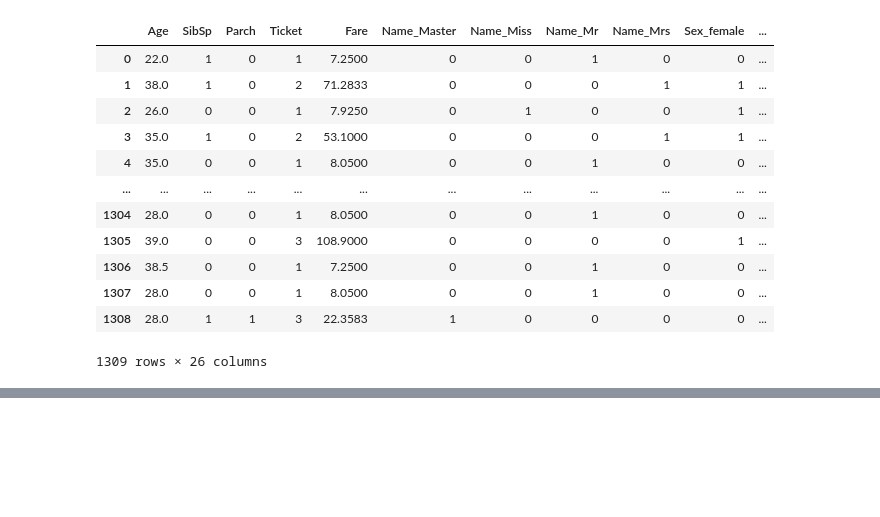
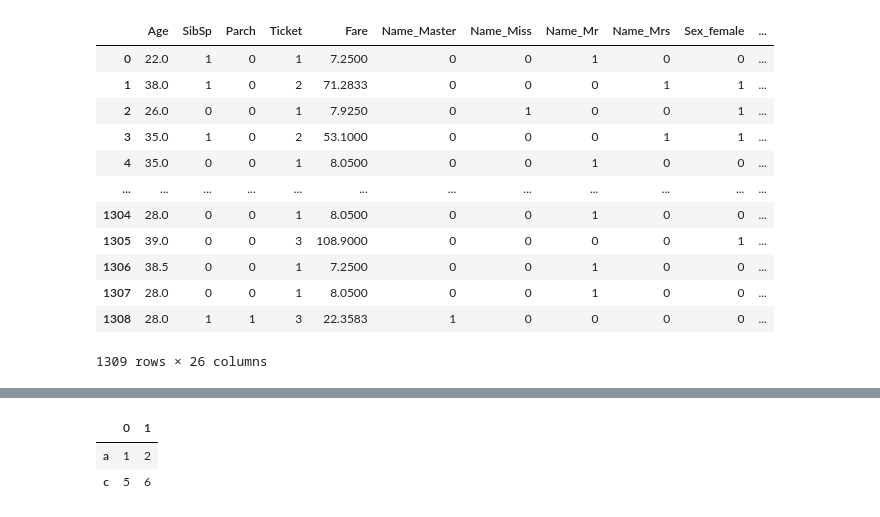
Before and after one commit to satanjj10/ML, a Jupyter notebook: titanic.ipynb, the cells around one changed output, grey strips where cells are left out. Saved outputs shown, nothing was run; the diff lists cells and outputs as text; code cells hidden in the pictures; blank space fills up the shorter version.

```diff
--- a/titanic.ipynb
+++ b/titanic.ipynb
@@ -269,0 +274,14 @@ df[["b", "a"]]
+# %%
+df = pd.DataFrame([
+    [1, 2],
+    [3, 4],
+    [5, 6]
+], index=["a", "b", "c"])
+# .iloc: 依據你的第幾列(只取0和2列) -> [1st, 2nd, 3rd]
+df.iloc[[0, 2]]
+# .loc: 依據你的列標籤(範圍全曲)
+df.loc[["a", "c"]]
+# %% [output]
+|  | 0 | 1 |
+| a | 1 | 2 |
+| c | 5 | 6 |
```
Also changed, not shown: parts of 12 cells of this notebook.
